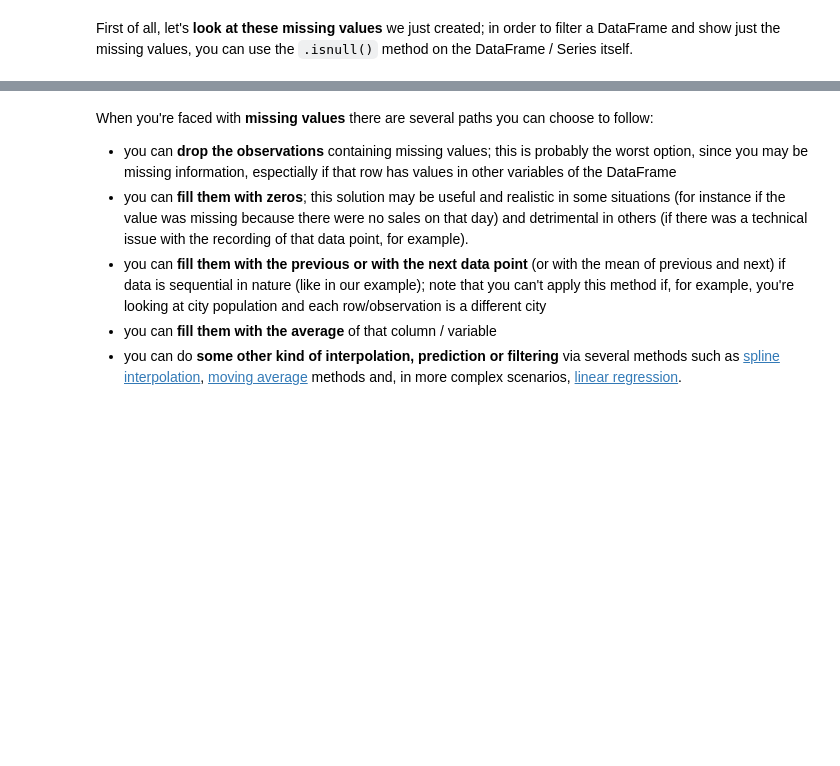
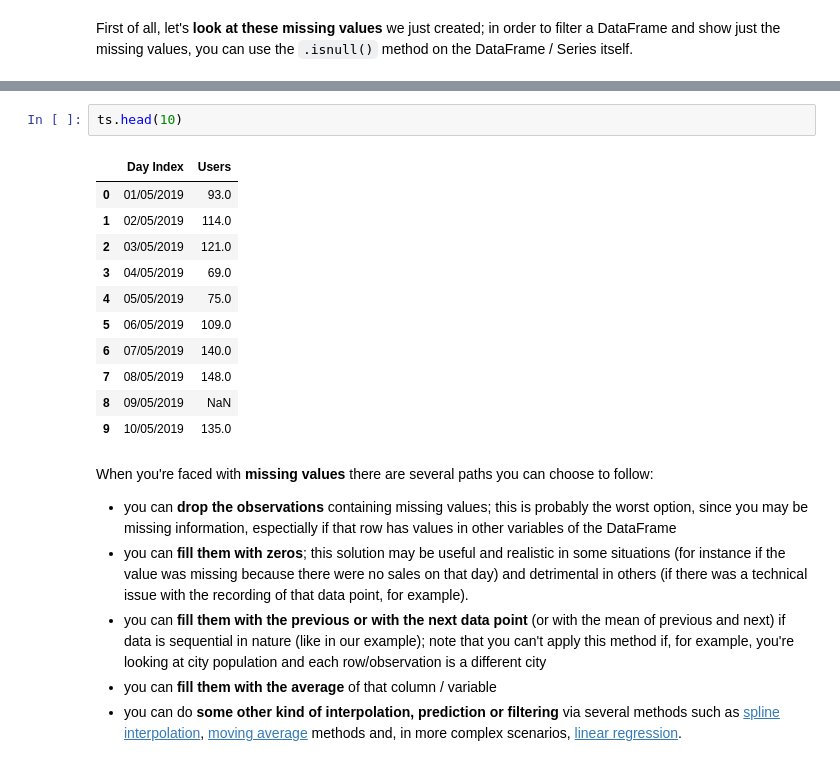
Before and after one commit to boolean-data-analytics/3.12.28-Pandas-Data-Wrangling, a Jupyter notebook: 3.12.28 Pandas Data Wrangling.ipynb, the cells around one changed output, grey strips where cells are left out. Drawn from its saved outputs; the diff is of its cells as text; blank space fills up the shorter version.

```diff
--- a/3.12.28 Pandas Data Wrangling.ipynb
+++ b/3.12.28 Pandas Data Wrangling.ipynb
@@ -26,3 +61,17 @@ ts[ts.Users.isnull()]
+# %%
+ts.head(10)
+# %% [output]
+|  | Day Index | Users |
+| 0 | 01/05/2019 | 93.0 |
+| 1 | 02/05/2019 | 114.0 |
+| 2 | 03/05/2019 | 121.0 |
+| 3 | 04/05/2019 | 69.0 |
+| 4 | 05/05/2019 | 75.0 |
+| 5 | 06/05/2019 | 109.0 |
+| 6 | 07/05/2019 | 140.0 |
+| 7 | 08/05/2019 | 148.0 |
+| 8 | 09/05/2019 | NaN |
+| 9 | 10/05/2019 | 135.0 |
 # %% [markdown]
 When you're faced with **missing values** there are several paths you can choose to follow:
 
```
Also changed, not shown: parts of 42 cells of this notebook.
